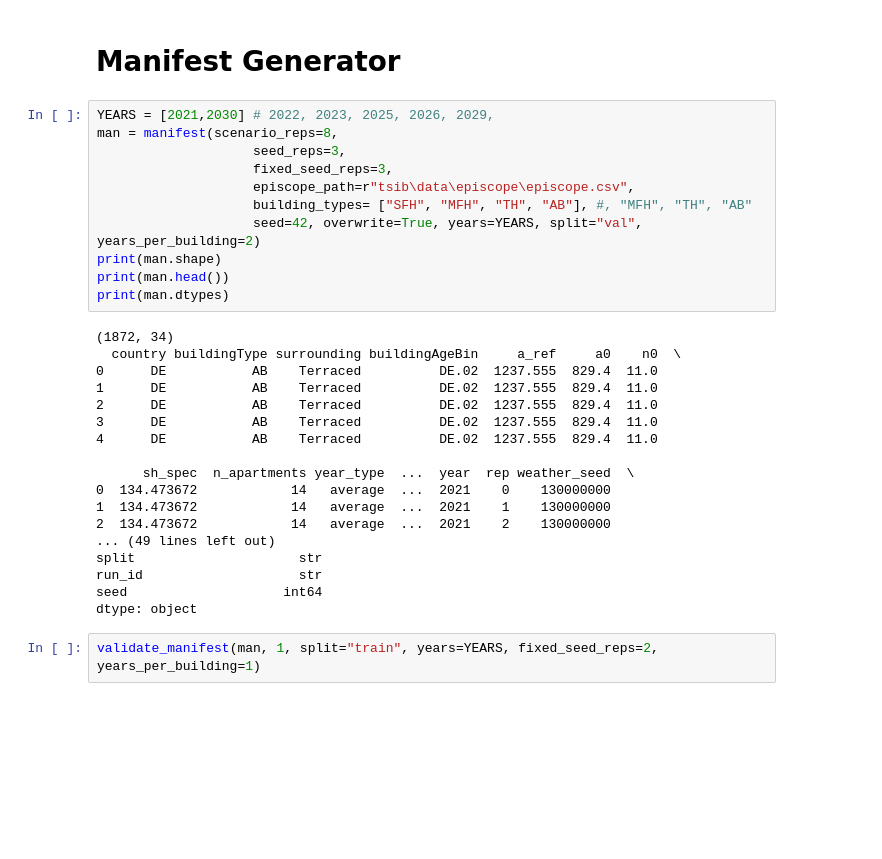
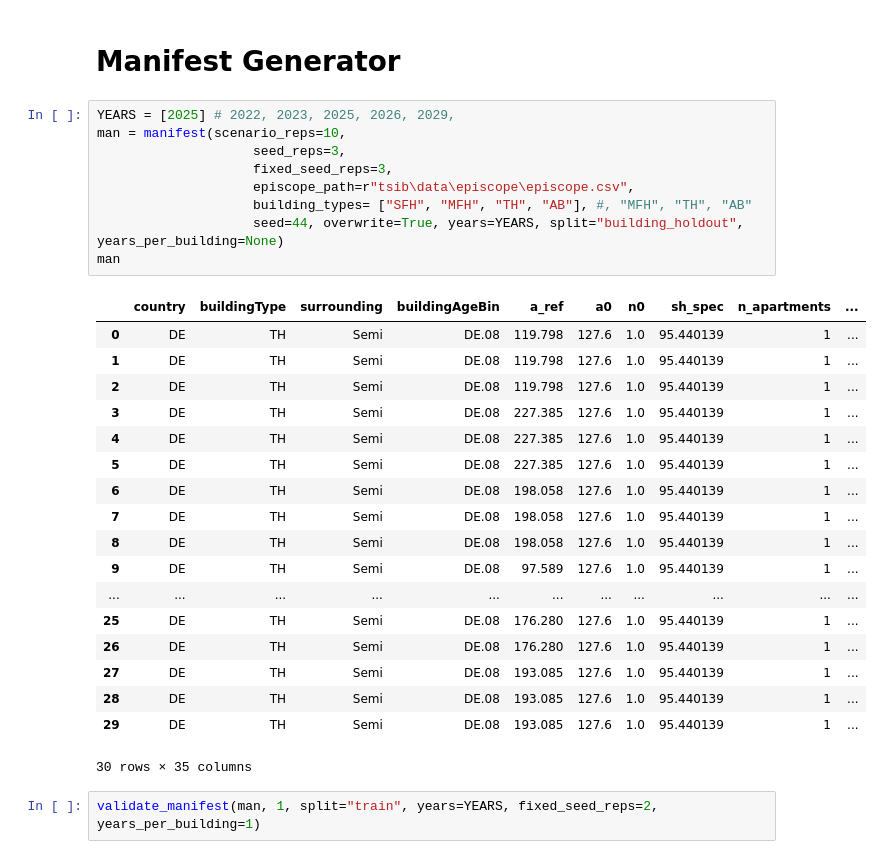
Before and after one commit to NV717/tsib_simuflex, a Jupyter notebook: Generation_Manifest.ipynb, the cells around one changed output. Saved outputs shown, nothing was run; the diff lists cells and outputs as text; blank space fills up the shorter version.

```diff
--- a/Generation_Manifest.ipynb
+++ b/Generation_Manifest.ipynb
@@ -97,34 +128,33 @@ combis_df.groupby("Type")["A0"].quantile([0.0,0.05, 0.10, 0.90, 0.95,1.0]).unsta
 # %% [markdown]
 # Manifest Generator
 # %%
-YEARS = [2021,2030] # 2022, 2023, 2025, 2026, 2029,
-man = manifest(scenario_reps=8,
+YEARS = [2025] # 2022, 2023, 2025, 2026, 2029,
+man = manifest(scenario_reps=10,
                     seed_reps=3,
                     fixed_seed_reps=3,
                     episcope_path=r"tsib\data\episcope\episcope.csv",
                     building_types= ["SFH", "MFH", "TH", "AB"], #, "MFH", "TH", "AB"
-                    seed=42, overwrite=True, years=YEARS, split="val", years_per_building=2)
-print(man.shape)
-print(man.head())
-print(man.dtypes)
+                    seed=44, overwrite=True, years=YEARS, split="building_holdout", years_per_building=None)
+man
 # %% [output]
+|  | country | buildingType | surrounding | buildingAgeBin | a_ref | a0 | n0 | sh_spec | n_apartments | ... |
+| 0 | DE | TH | Semi | DE.08 | 119.798 | 127.6 | 1.0 | 95.440139 | 1 | ... |
+| 1 | DE | TH | Semi | DE.08 | 119.798 | 127.6 | 1.0 | 95.440139 | 1 | ... |
+| 2 | DE | TH | Semi | DE.08 | 119.798 | 127.6 | 1.0 | 95.440139 | 1 | ... |
+| 3 | DE | TH | Semi | DE.08 | 227.385 | 127.6 | 1.0 | 95.440139 | 1 | ... |
+| 4 | DE | TH | Semi | DE.08 | 227.385 | 127.6 | 1.0 | 95.440139 | 1 | ... |
+| 5 | DE | TH | Semi | DE.08 | 227.385 | 127.6 | 1.0 | 95.440139 | 1 | ... |
+| 6 | DE | TH | Semi | DE.08 | 198.058 | 127.6 | 1.0 | 95.440139 | 1 | ... |
+| 7 | DE | TH | Semi | DE.08 | 198.058 | 127.6 | 1.0 | 95.440139 | 1 | ... |
+| 8 | DE | TH | Semi | DE.08 | 198.058 | 127.6 | 1.0 | 95.440139 | 1 | ... |
+| 9 | DE | TH | Semi | DE.08 | 97.589 | 127.6 | 1.0 | 95.440139 | 1 | ... |
+| ... | ... | ... | ... | ... | ... | ... | ... | ... | ... | ... |
+| 25 | DE | TH | Semi | DE.08 | 176.280 | 127.6 | 1.0 | 95.440139 | 1 | ... |
+| 26 | DE | TH | Semi | DE.08 | 176.280 | 127.6 | 1.0 | 95.440139 | 1 | ... |
+| 27 | DE | TH | Semi | DE.08 | 193.085 | 127.6 | 1.0 | 95.440139 | 1 | ... |
+| 28 | DE | TH | Semi | DE.08 | 193.085 | 127.6 | 1.0 | 95.440139 | 1 | ... |
+| 29 | DE | TH | Semi | DE.08 | 193.085 | 127.6 | 1.0 | 95.440139 | 1 | ... |
-(1872, 34)
-  country buildingType surrounding buildingAgeBin     a_ref     a0    n0  \
-0      DE           AB    Terraced          DE.02  1237.555  829.4  11.0
-1      DE           AB    Terraced          DE.02  1237.555  829.4  11.0
-2      DE           AB    Terraced          DE.02  1237.555  829.4  11.0
-3      DE           AB    Terraced          DE.02  1237.555  829.4  11.0
-4      DE           AB    Terraced          DE.02  1237.555  829.4  11.0
-
-      sh_spec  n_apartments year_type  ...  year  rep weather_seed  \
-0  134.473672            14   average  ...  2021    0    130000000
-1  134.473672            14   average  ...  2021    1    130000000
-2  134.473672            14   average  ...  2021    2    130000000
-... (49 lines left out)
-split                     str
-run_id                    str
-seed                    int64
-dtype: object
+30 rows × 35 columns
 # %%
 validate_manifest(man, 1, split="train", years=YEARS, fixed_seed_reps=2, years_per_building=1)
 # %% [output]
```
Also changed, not shown: parts of 5 cells of this notebook, 1 other file.
